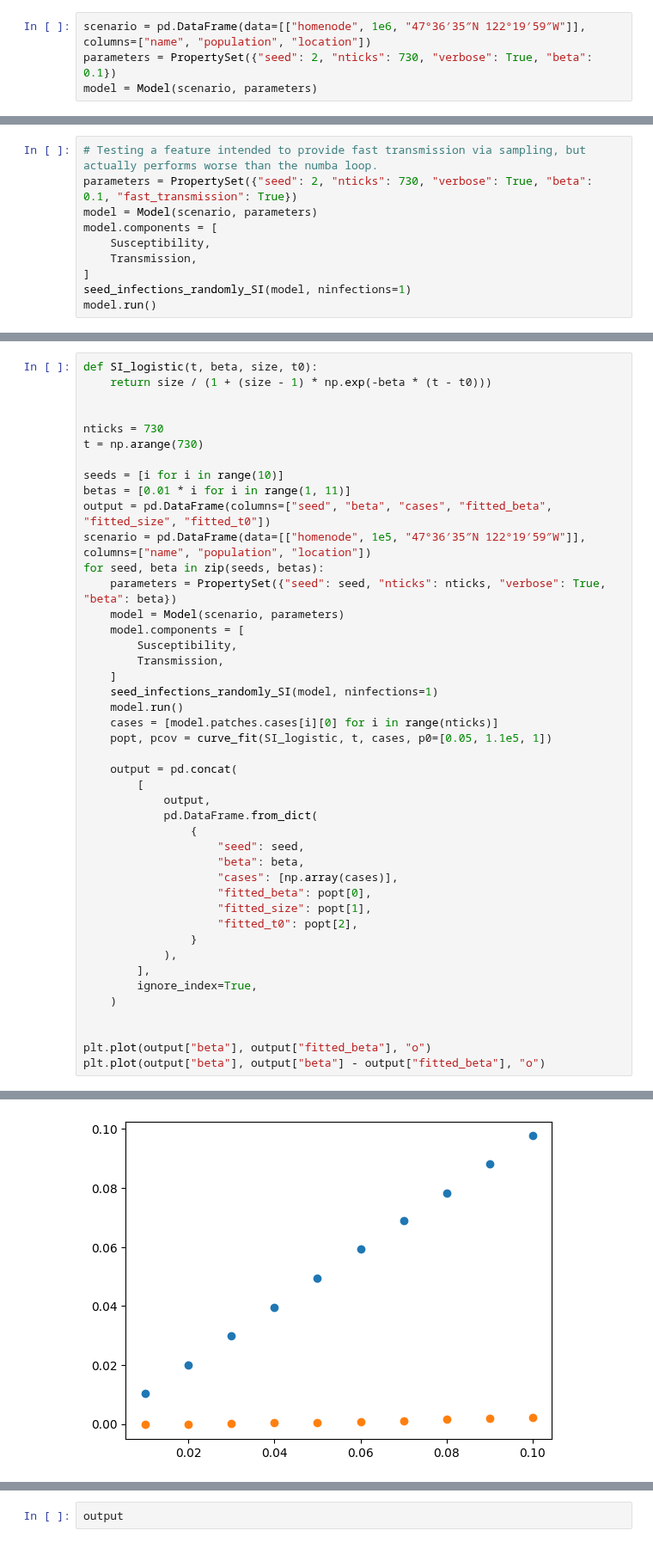
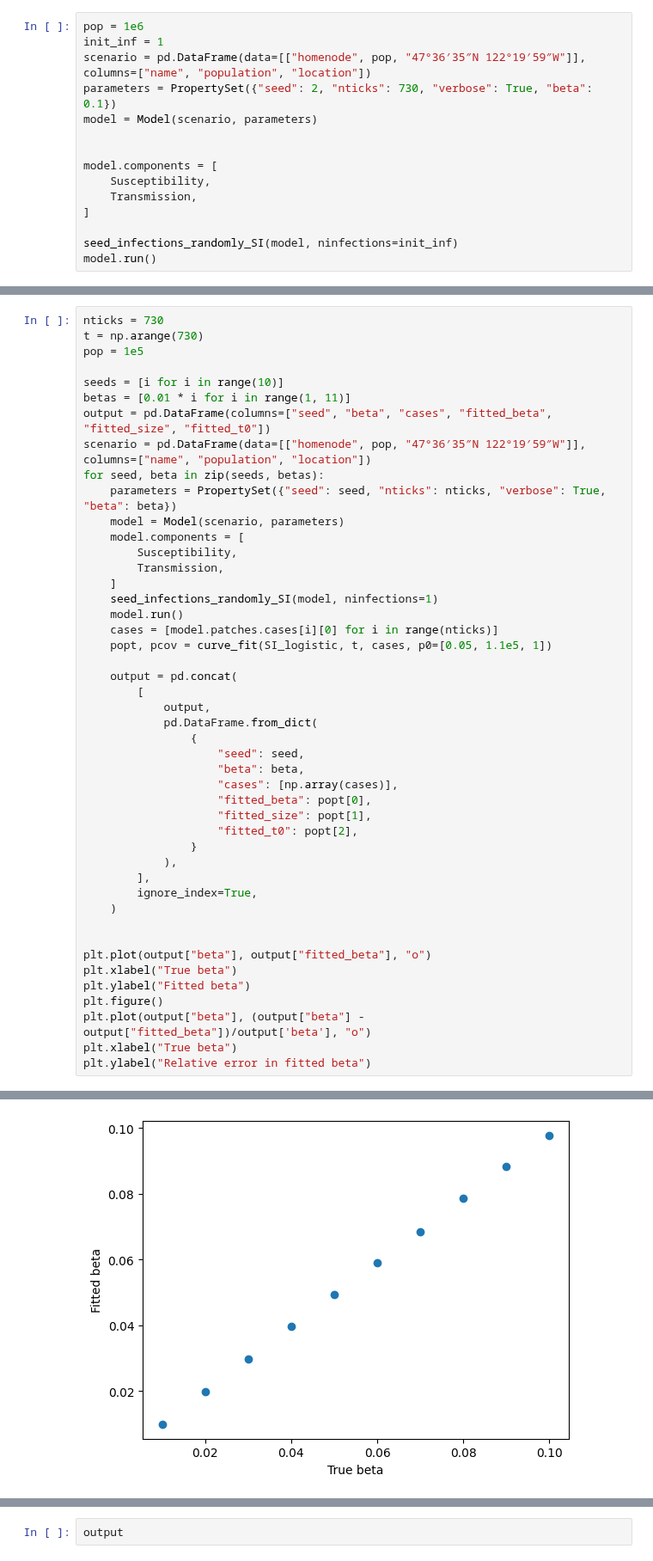
Before and after one commit to InstituteforDiseaseModeling/laser-generic, a Jupyter notebook: notebooks/SI_nobirths_logistic_growth.ipynb, the cells around one changed output, grey strips where cells are left out. Shown at 86% size. Cells and saved outputs as stored; diff of their text form.

```diff
--- a/notebooks/SI_nobirths_logistic_growth.ipynb
+++ b/notebooks/SI_nobirths_logistic_growth.ipynb
@@ -14,5 +58,16 @@ from laser_generic import Model
 # %%
-scenario = pd.DataFrame(data=[["homenode", 1e6, "47°36′35″N 122°19′59″W"]], columns=["name", "population", "location"])
+pop = 1e6
+init_inf = 1
+scenario = pd.DataFrame(data=[["homenode", pop, "47°36′35″N 122°19′59″W"]], columns=["name", "population", "location"])
 parameters = PropertySet({"seed": 2, "nticks": 730, "verbose": True, "beta": 0.1})
 model = Model(scenario, parameters)
+
+
+model.components = [
+    Susceptibility,
+    Transmission,
+]
+
+seed_infections_randomly_SI(model, ninfections=init_inf)
+model.run()
 # %% [output]
@@ -43,10 +82,0 @@ Total:              2,617,544 microseconds
-# %%
-# Testing a feature intended to provide fast transmission via sampling, but actually performs worse than the numba loop.
-parameters = PropertySet({"seed": 2, "nticks": 730, "verbose": True, "beta": 0.1, "fast_transmission": True})
-model = Model(scenario, parameters)
-model.components = [
-    Susceptibility,
-    Transmission,
-]
-seed_infections_randomly_SI(model, ninfections=1)
-model.run()
@@ -85,15 +123,12 @@ plt.xlim([0, 250])
 # %%
-def SI_logistic(t, beta, size, t0):
-    return size / (1 + (size - 1) * np.exp(-beta * (t - t0)))
-
-
 nticks = 730
 t = np.arange(730)
+pop = 1e5
 
 seeds = [i for i in range(10)]
 betas = [0.01 * i for i in range(1, 11)]
 output = pd.DataFrame(columns=["seed", "beta", "cases", "fitted_beta", "fitted_size", "fitted_t0"])
-scenario = pd.DataFrame(data=[["homenode", 1e5, "47°36′35″N 122°19′59″W"]], columns=["name", "population", "location"])
+scenario = pd.DataFrame(data=[["homenode", pop, "47°36′35″N 122°19′59″W"]], columns=["name", "population", "location"])
 for seed, beta in zip(seeds, betas):
     parameters = PropertySet({"seed": seed, "nticks": nticks, "verbose": True, "beta": beta})
     model = Model(scenario, parameters)
@@ -125,5 +160,10 @@ for seed, beta in zip(seeds, betas):
 
 
 plt.plot(output["beta"], output["fitted_beta"], "o")
-plt.plot(output["beta"], output["beta"] - output["fitted_beta"], "o")
+plt.xlabel("True beta")
+plt.ylabel("Fitted beta")
+plt.figure()
+plt.plot(output["beta"], (output["beta"] - output["fitted_beta"])/output['beta'], "o")
+plt.xlabel("True beta")
+plt.ylabel("Relative error in fitted beta")
 # %% [output]
@@ -211 +261 @@ Total:              286,289 microseconds
-[figure, old version]
+[figure, new version]
```
Also changed, not shown: parts of 19 cells of this notebook, 7 other files.
